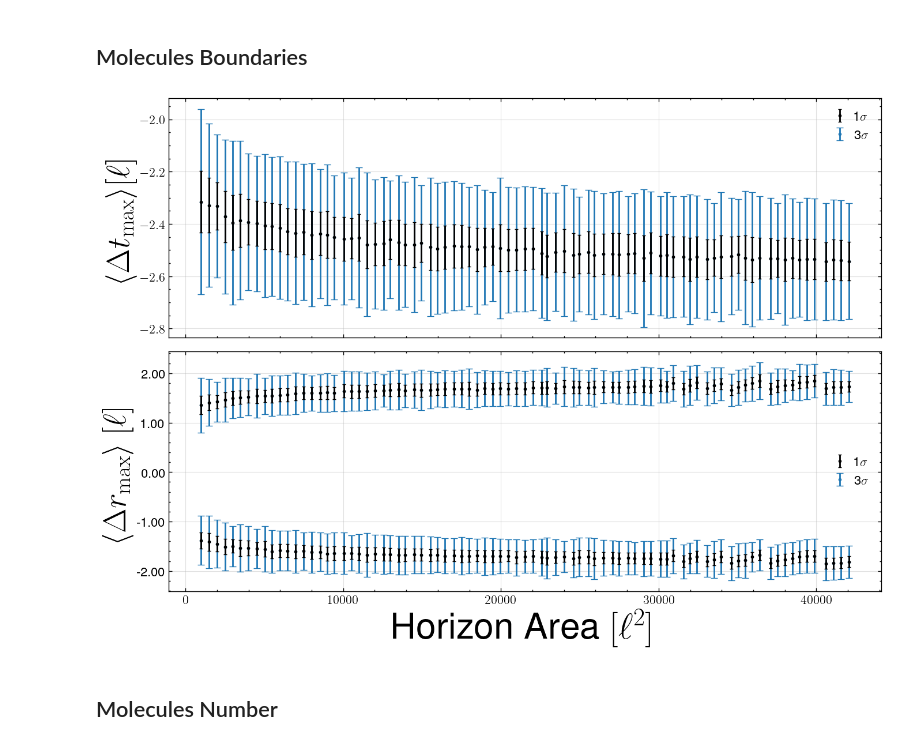
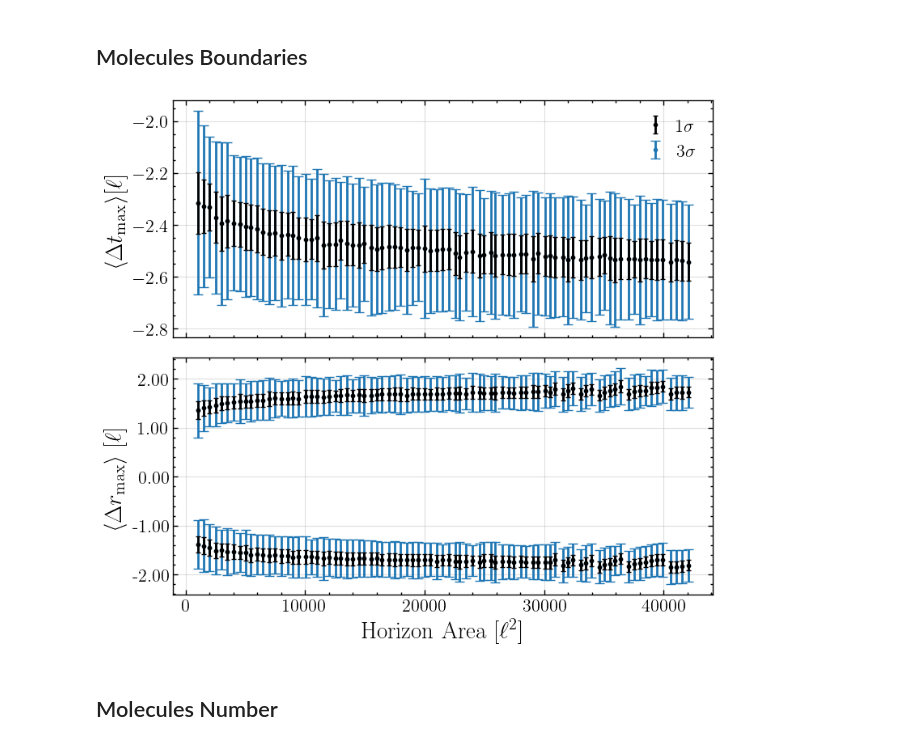
Before and after one commit to vidh2000/MSci_Schwarzschild_Causets, a Jupyter notebook: scripts_py/molecule_lambda_distribution.ipynb, the cells around one changed output. Saved outputs shown, nothing was run; the diff lists cells and outputs as text; code cells hidden in the pictures.

```diff
--- a/scripts_py/molecule_lambda_distribution.ipynb
+++ b/scripts_py/molecule_lambda_distribution.ipynb
@@ -12,8 +12,9 @@ from scipy.stats import chisquare, pearsonr
 rcParams = {}
 font_size = 16
 rcParams["text.usetex"] = True
-rcParams["font.serif"] = "Helvetica"
-rcParams["font.monospace"] = "Helvetica Mono"
+rcParams["font.family"] = "Times New Roman"
+rcParams["font.serif"] = "Times New Roman"
+rcParams["font.monospace"] = "Times New Roman"
 rcParams["font.size"] = font_size
 rcParams["axes.labelsize"] = font_size + 5
 rcParams["axes.labelweight"] = "bold"
@@ -355,7 +356,7 @@ if plot_boundaries:
         run = True
 
     rc = 2; c = 1; r = 2
-    plt.figure(f'Boundaries for {fixed_string}', figsize = (14,10),
+    plt.figure(f'Boundaries for {fixed_string}', figsize = (8,7.2),
                 tight_layout = True)
 
     # MINTIME #######################################################
@@ -369,42 +370,42 @@ if plot_boundaries:
                 fmt = '.', capsize = 4, color = "C0",
                 zorder = 5, label = r"3$\sigma$")
     ax.set_xticklabels([])
-    plt.ylabel(r'$\langle \Delta t_{\mathrm{max}} \rangle [\ell]$', fontsize=40)
+    plt.ylabel(r'$\langle \Delta t_{\mathrm{max}} \rangle [\ell]$')
     plt.legend()
     plt.grid(alpha = 0.4)
 
     # INNERMOST & OUTMOST ####################################################
     ax = plt.subplot(r, c, 2)
     #plt.annotate ("b)", (-0.2, 1.05), xycoords = "axes fraction",
     #               va='bottom', ha = 'left')
     plt.errorbar(x, innermosts-r_S_norm, innermosts_std,
                 fmt = '.', capsize = 2, color = "black",
                 zorder = 10, label = r"1$\sigma$")
     plt.errorbar(x, innermosts-r_S_norm, 3*innermosts_std,
                 fmt = '.', capsize = 4, color = "C0",
                 zorder = 5, label = r"3$\sigma$")
     plt.errorbar(x, outermosts-r_S_norm, outermosts_std,
                 fmt = '.', capsize = 2, color = "black",
                 zorder = 10)#, label = r"Outermost (with 1$\sigma$)")
     plt.errorbar(x, outermosts-r_S_norm, 3*outermosts_std,
                 fmt = '.', capsize = 4, color = "C0",
                 zorder = 5)#, label = r"Outermost (with 5$\sigma$)")
 
     if varying_var == "M":
-        plt.xlabel(r'Horizon Area $[\ell^2]$', fontsize=45)
+        plt.xlabel(r'Horizon Area $[\ell^2]$')
     else:
-        plt.xlabel(f'{varying_var} [a.u.]', fontsize=45)
-    plt.ylabel(r"$\langle \Delta r_{\mathrm{max}} \rangle$ $[\ell]$",  fontsize=40)
+        plt.xlabel(f'{varying_var} [a.u.]')
+    plt.ylabel(r"$\langle \Delta r_{\mathrm{max}} \rangle$ $[\ell]$")
     plt.grid(alpha = 0.4)
     from matplotlib.ticker import FormatStrFormatter
     ax.yaxis.set_major_formatter(FormatStrFormatter('%.2f'))
-    plt.legend()
+    #plt.legend()
     plt.tight_layout()
     plt.savefig(plotsDir + f"{fixed_string}_{molecules}Boundaries_to_rs_in_l.png")
     plt.savefig(plotsDir + f"{fixed_string}_{molecules}Boundaries_to_rs_in_l.pdf")
     plt.show()
 # %% [output]
-[figure, old version]
+[figure, new version]
 # %% [markdown]
 ## Molecules Number
 # %%
```
Also changed, not shown: parts of 4 cells of this notebook, 18 other files.
